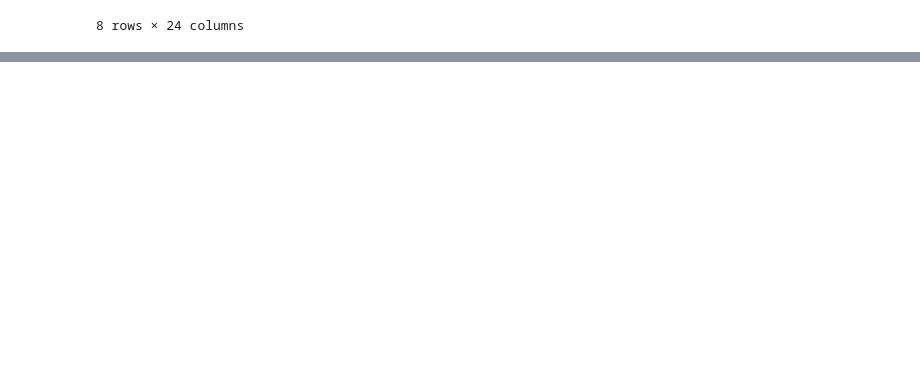
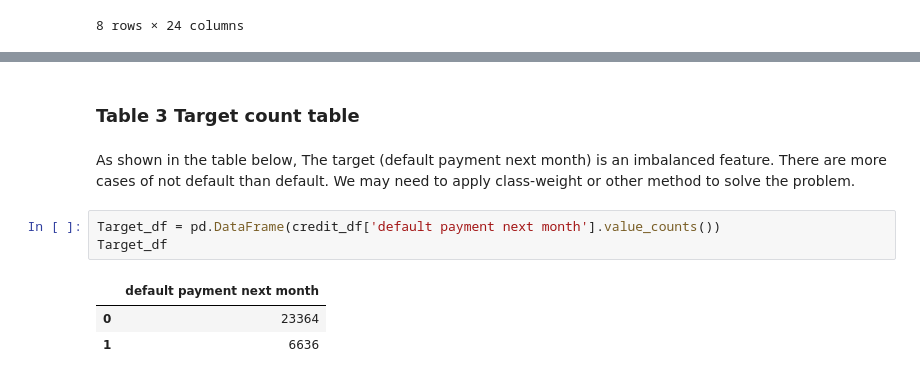
Before and after one commit to UBC-MDS/credit_default_prediction_group_20, a Jupyter notebook: src/EDA of data.ipynb, the cells around one changed output, grey strips where cells are left out. Cells and saved outputs as stored; diff of their text form; blank space fills up the shorter version.

```diff
--- a/src/EDA of data.ipynb
+++ b/src/EDA of data.ipynb
@@ -83,0 +120,11 @@ credit_df.describe()
+# %% [markdown]
+### Table 3 Target count table
+# %% [markdown]
+As shown in the table below, The target (default payment next month) is an imbalanced feature. There are more cases of not default than default. We may need to apply class-weight or other method to solve the problem.
+# %%
+Target_df = pd.DataFrame(credit_df['default payment next month'].value_counts())
+Target_df
+# %% [output]
+|  | default payment next month |
+| 0 | 23364 |
+| 1 | 6636 |
```
Also changed, not shown: parts of 12 cells of this notebook.
